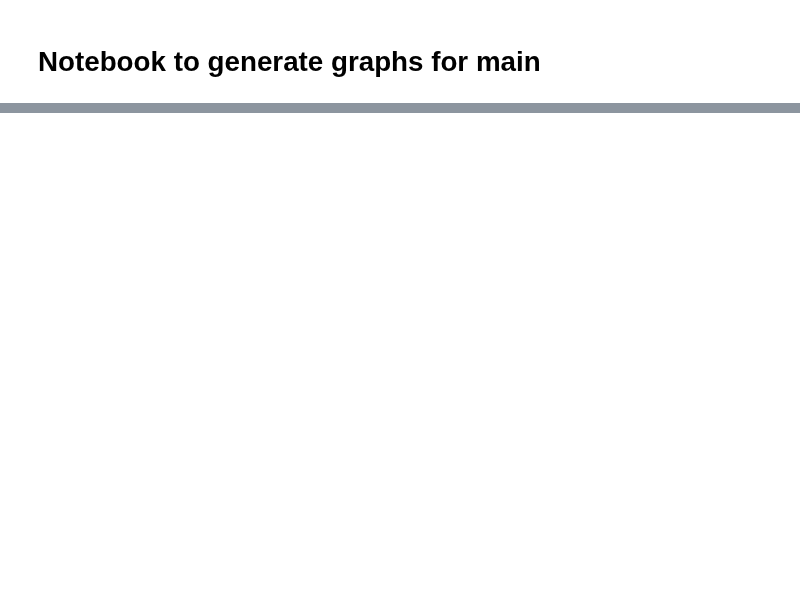
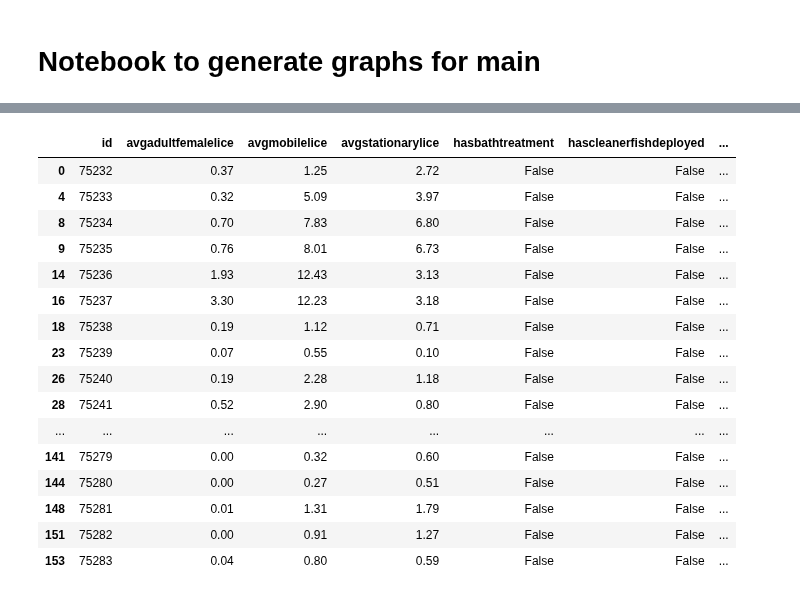
Before and after one commit to erlendrisvik/Compulsories, a Jupyter notebook: CA4/CA4/graph_nb.ipynb, the cells around one changed output, grey strips where cells are left out. Cells and saved outputs as stored; diff of their text form; code cells hidden in the pictures; blank space fills up the shorter version.

```diff
--- a/CA4/CA4/graph_nb.ipynb
+++ b/CA4/CA4/graph_nb.ipynb
@@ -53,0 +194,23 @@ fig.show()
+# %%
+# select id 76849 and year 2015
+
+lice_abc = lice_data[(lice_data['localityno'] == 23695) & (lice_data['year'] == 2015)]
+lice_abc
+# %% [output]
+|  | id | avgadultfemalelice | avgmobilelice | avgstationarylice | hasbathtreatment | hascleanerfishdeployed | ... |
+| 0 | 75232 | 0.37 | 1.25 | 2.72 | False | False | ... |
+| 4 | 75233 | 0.32 | 5.09 | 3.97 | False | False | ... |
+| 8 | 75234 | 0.70 | 7.83 | 6.80 | False | False | ... |
+| 9 | 75235 | 0.76 | 8.01 | 6.73 | False | False | ... |
+| 14 | 75236 | 1.93 | 12.43 | 3.13 | False | False | ... |
+| 16 | 75237 | 3.30 | 12.23 | 3.18 | False | False | ... |
+| 18 | 75238 | 0.19 | 1.12 | 0.71 | False | False | ... |
+| 23 | 75239 | 0.07 | 0.55 | 0.10 | False | False | ... |
+| 26 | 75240 | 0.19 | 2.28 | 1.18 | False | False | ... |
+| 28 | 75241 | 0.52 | 2.90 | 0.80 | False | False | ... |
+| ... | ... | ... | ... | ... | ... | ... | ... |
+| 141 | 75279 | 0.00 | 0.32 | 0.60 | False | False | ... |
+| 144 | 75280 | 0.00 | 0.27 | 0.51 | False | False | ... |
+| 148 | 75281 | 0.01 | 1.31 | 1.79 | False | False | ... |
+| 151 | 75282 | 0.00 | 0.91 | 1.27 | False | False | ... |
+| 153 | 75283 | 0.04 | 0.80 | 0.59 | False | False | ... |
```
Also changed, not shown: parts of 17 cells of this notebook, 1 other file.
